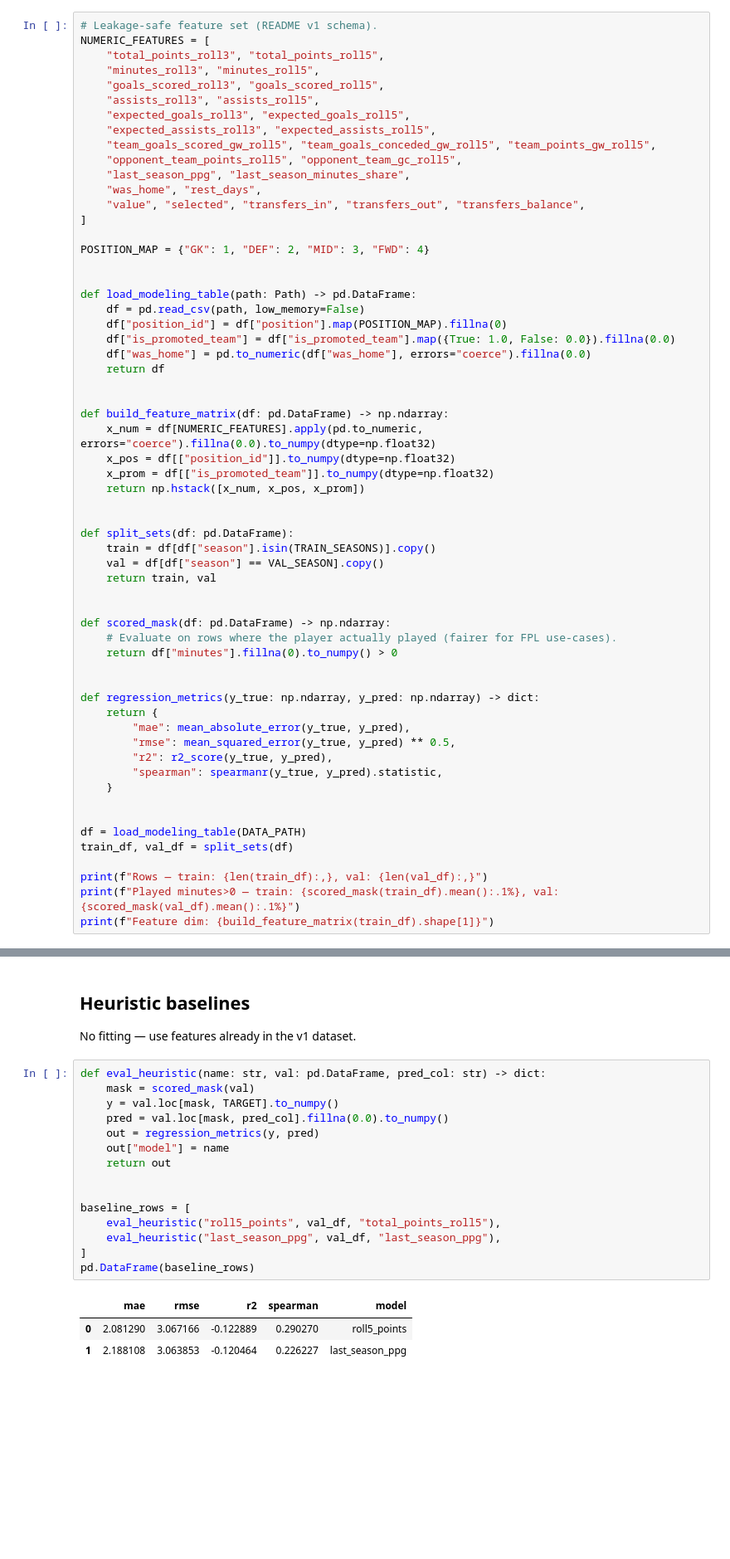
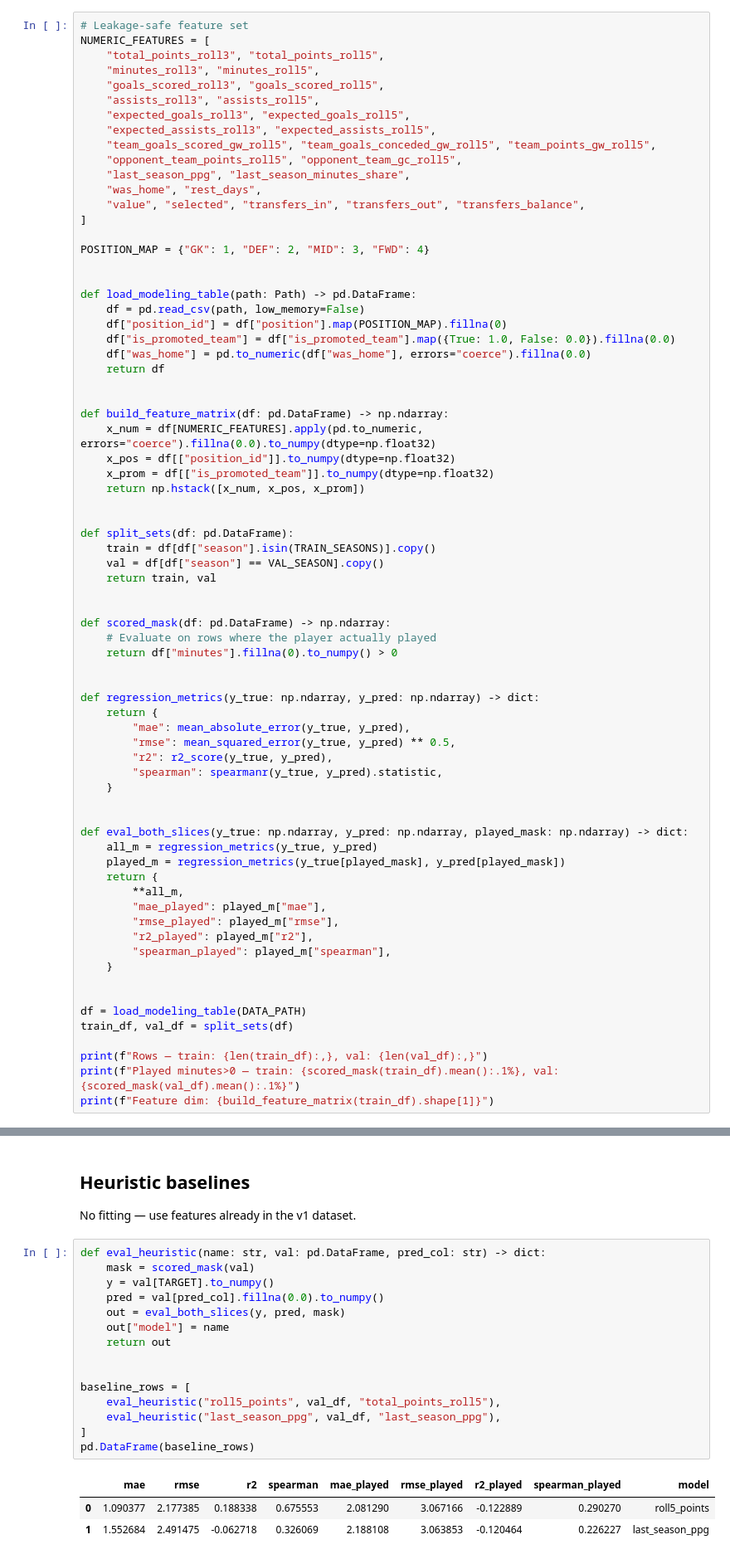
Before and after one commit to Karmosav/FPL_project, a Jupyter notebook: notebooks/02_phase3_baseline_model.ipynb, the cells around one changed output, grey strips where cells are left out. Shown at 83% size. Drawn from its saved outputs; the diff is of its cells as text; blank space fills up the shorter version.

```diff
--- a/notebooks/02_phase3_baseline_model.ipynb
+++ b/notebooks/02_phase3_baseline_model.ipynb
@@ -56,7 +56,7 @@ print("Device:", DEVICE)
 Project root: C:\FPL_project
 Device: cpu
 # %%
-# Leakage-safe feature set (README v1 schema).
+# Leakage-safe feature set
 NUMERIC_FEATURES = [
     "total_points_roll3", "total_points_roll5",
     "minutes_roll3", "minutes_roll5",
@@ -96,7 +96,7 @@ def split_sets(df: pd.DataFrame):
 
 
 def scored_mask(df: pd.DataFrame) -> np.ndarray:
-    # Evaluate on rows where the player actually played (fairer for FPL use-cases).
+    # Evaluate on rows where the player actually played
     return df["minutes"].fillna(0).to_numpy() > 0
 
 
@@ -109,6 +109,18 @@ def regression_metrics(y_true: np.ndarray, y_pred: np.ndarray) -> dict:
     }
 
 
+def eval_both_slices(y_true: np.ndarray, y_pred: np.ndarray, played_mask: np.ndarray) -> dict:
+    all_m = regression_metrics(y_true, y_pred)
+    played_m = regression_metrics(y_true[played_mask], y_pred[played_mask])
+    return {
+        **all_m,
+        "mae_played": played_m["mae"],
+        "rmse_played": played_m["rmse"],
+        "r2_played": played_m["r2"],
+        "spearman_played": played_m["spearman"],
+    }
+
+
 df = load_modeling_table(DATA_PATH)
 train_df, val_df = split_sets(df)
 
@@ -126,22 +138,22 @@ No fitting — use features already in the v1 dataset.
 # %%
 def eval_heuristic(name: str, val: pd.DataFrame, pred_col: str) -> dict:
     mask = scored_mask(val)
-    y = val.loc[mask, TARGET].to_numpy()
-    pred = val.loc[mask, pred_col].fillna(0.0).to_numpy()
-    out = regression_metrics(y, pred)
+    y = val[TARGET].to_numpy()
+    pred = val[pred_col].fillna(0.0).to_numpy()
+    out = eval_both_slices(y, pred, mask)
     out["model"] = name
     return out
 
 
 baseline_rows = [
     eval_heuristic("roll5_points", val_df, "total_points_roll5"),
     eval_heuristic("last_season_ppg", val_df, "last_season_ppg"),
 ]
 pd.DataFrame(baseline_rows)
 # %% [output]
-|  | mae | rmse | r2 | spearman | model |
-| 0 | 2.081290 | 3.067166 | -0.122889 | 0.290270 | roll5_points |
-| 1 | 2.188108 | 3.063853 | -0.120464 | 0.226227 | last_season_ppg |
+|  | mae | rmse | r2 | spearman | mae_played | rmse_played | r2_played | spearman_played | model |
+| 0 | 1.090377 | 2.177385 | 0.188338 | 0.675553 | 2.081290 | 3.067166 | -0.122889 | 0.290270 | roll5_points |
+| 1 | 1.552684 | 2.491475 | -0.062718 | 0.326069 | 2.188108 | 3.063853 | -0.120464 | 0.226227 | last_season_ppg |
 # %% [markdown]
 ## Linear regression baseline
 
```
Also changed, not shown: parts of 6 cells of this notebook, 15 other files.
